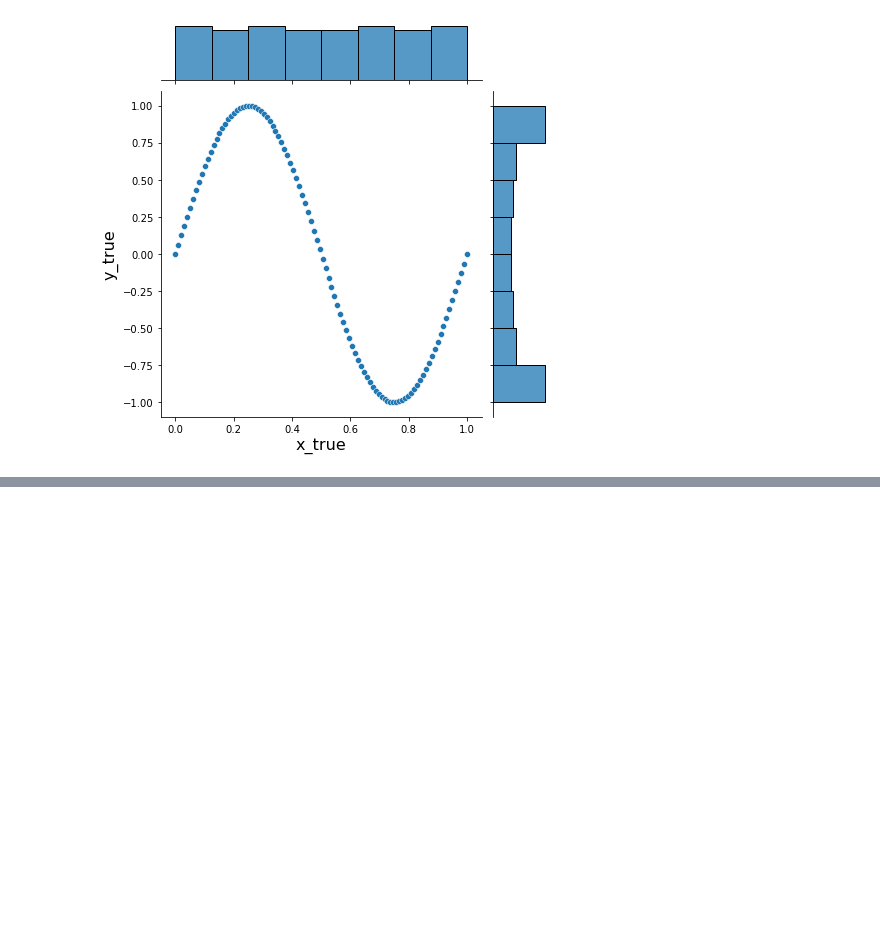
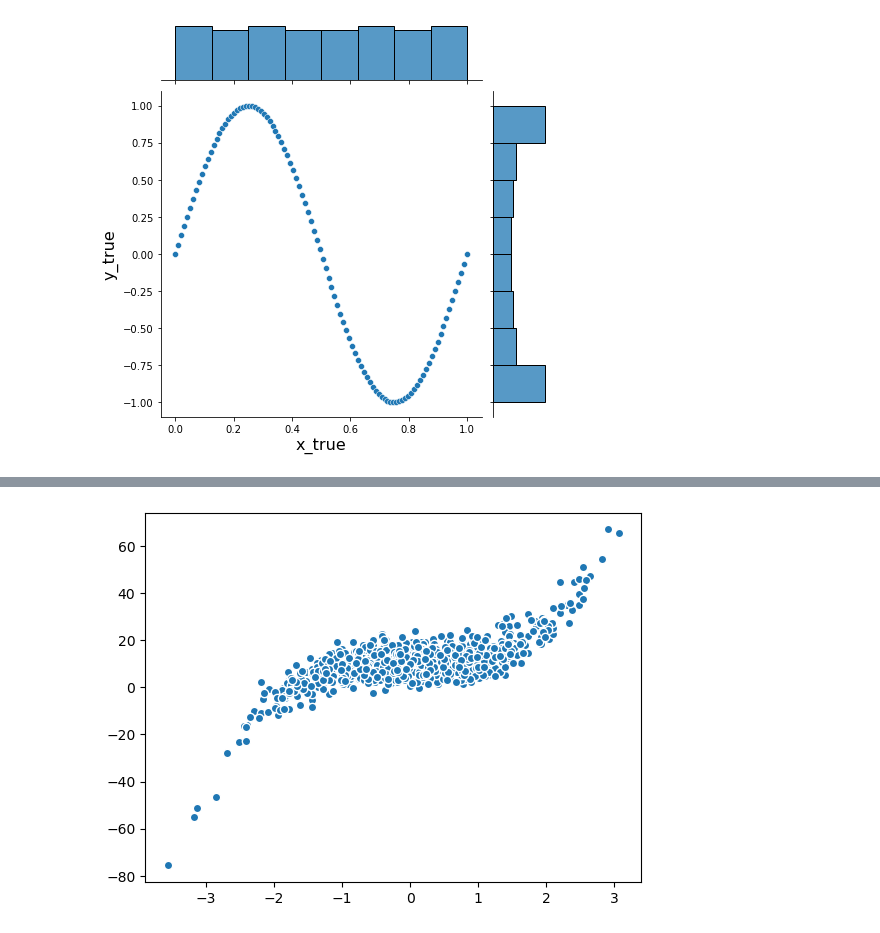
Before and after one commit to ha5ha6/judy_notes, a Jupyter notebook: basic-prml.ipynb, the cells around one changed output, grey strips where cells are left out. Saved outputs shown, nothing was run; the diff lists cells and outputs as text; code cells hidden in the pictures; blank space fills up the shorter version.

```diff
--- a/basic-prml.ipynb
+++ b/basic-prml.ipynb
@@ -1345,0 +1362,42 @@ h.set_axis_labels('x_true', 'y_true', fontsize=16)
+# %%
+import numpy as np
+import matplotlib.pyplot as plt
+import seaborn as sns
+plt.style.use('default')
+
+np.random.seed(8)
+X=np.random.randn(1000,1)
+y=2*(X**3) + 10 + 4.6*np.random.randn(1000,1)
+
+plt.plot(X,y,'o',markeredgecolor='w')
+
+def weight_matrix(pt,X,tau):
+
+    m=X.shape[0]
+    w=np.mat(np.eye(m))
+
+    for i in range(m):
+        xi=X[i]
+        d=(-2*tau*tau)
+        w[i,i]=np.exp(np.dot((xi-pt),(xi-pt).T)/d)
+
+    return w
+
+def predict(X,y,pt,tau=0.08):
+
+    m=X.shape[0]
+
+    #adding bias term
+    X_=np.append(X,np.ones(m).reshape(m,1),axis=1)
+
+    pt_=np.array([pt,1])
+
+    w=weight_matrix(pt_,X_,tau)
+
+    theta=np.linalg.pinv(X_.T*(w*X_))*(X_.T*(w*y))
+
+    pred=np.dot(pt_,theta)
+
+    return theta,pred
+# %% [output]
+[figure, added]
```
Also changed, not shown: parts of 9 cells of this notebook.
